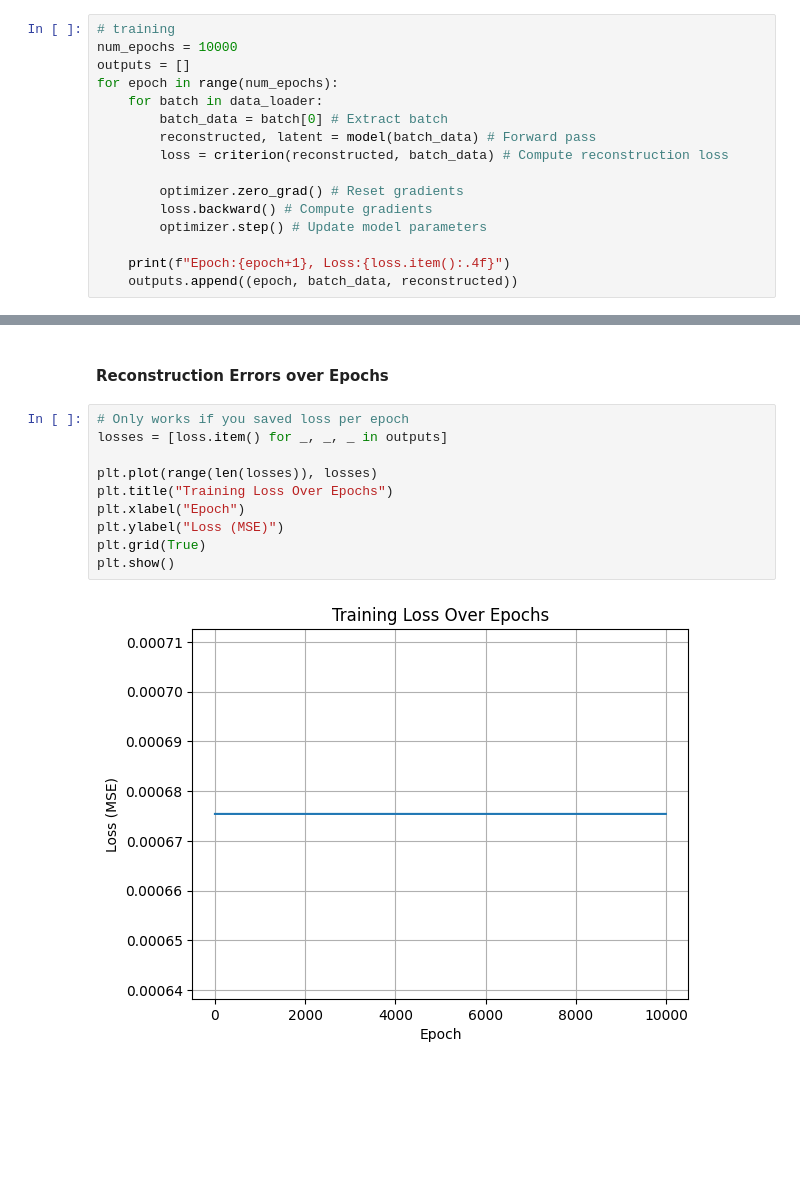
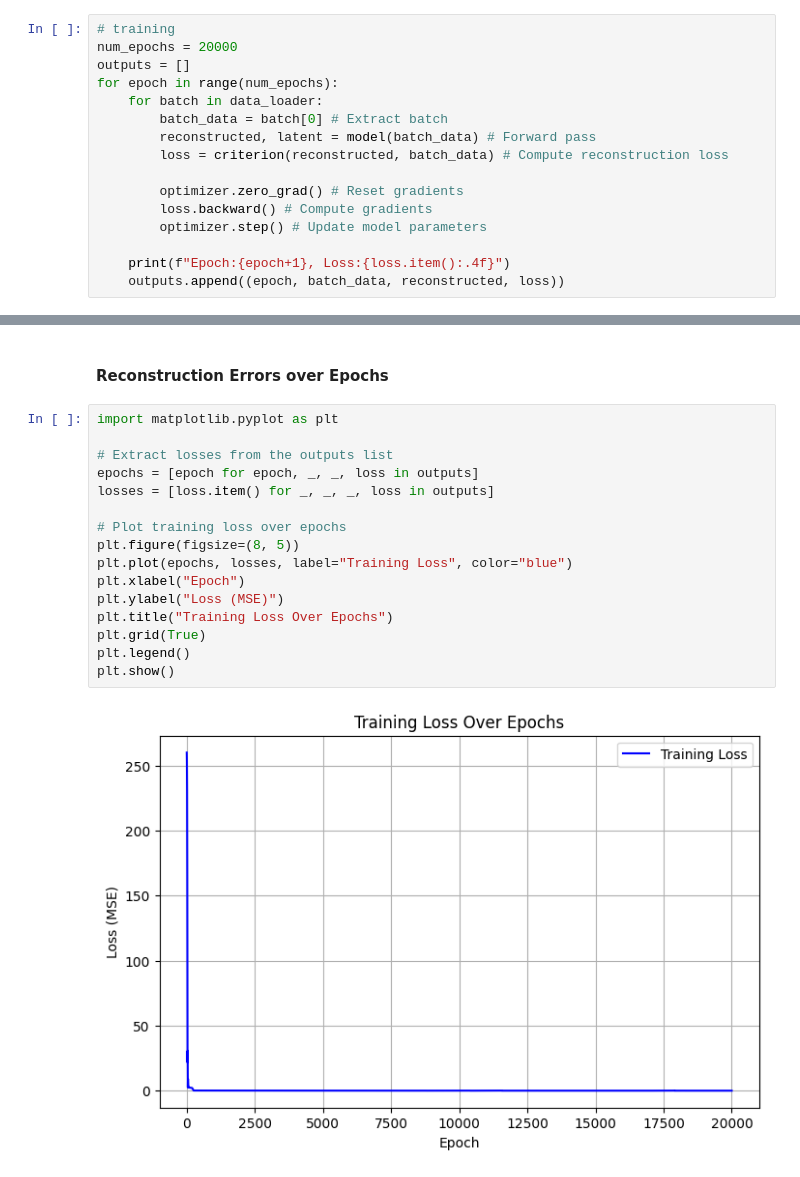
Before and after one commit to KhopSun/DatingApp_Autoencoder, a Jupyter notebook: DatingApp_AutoencoderPyTorch.ipynb, the cells around one changed output, grey strips where cells are left out. Cells and saved outputs as stored; diff of their text form; blank space fills up the shorter version.

Commit message:
Visualization

```diff
--- a/DatingApp_AutoencoderPyTorch.ipynb
+++ b/DatingApp_AutoencoderPyTorch.ipynb
@@ -119,7 +119,7 @@ optimizer = torch.optim.Adam(model.parameters(), lr=1e-3, weight_decay=1e-5) # A
 ### Model Training
 # %%
 # training
-num_epochs = 10000
+num_epochs = 20000
 outputs = []
 for epoch in range(num_epochs):
     for batch in data_loader:
@@ -132,5 +132,5 @@ for epoch in range(num_epochs):
         optimizer.step() # Update model parameters
 
     print(f"Epoch:{epoch+1}, Loss:{loss.item():.4f}")
-    outputs.append((epoch, batch_data, reconstructed))
+    outputs.append((epoch, batch_data, reconstructed, loss))
 # %% [output]
@@ -156,14 +156,20 @@ Epoch:10000, Loss:0.0007
 # %% [markdown]
 #### Reconstruction Errors over Epochs
 # %%
-# Only works if you saved loss per epoch
-losses = [loss.item() for _, _, _ in outputs]
+import matplotlib.pyplot as plt
 
-plt.plot(range(len(losses)), losses)
-plt.title("Training Loss Over Epochs")
+# Extract losses from the outputs list
+epochs = [epoch for epoch, _, _, loss in outputs]
+losses = [loss.item() for _, _, _, loss in outputs]
+
+# Plot training loss over epochs
+plt.figure(figsize=(8, 5))
+plt.plot(epochs, losses, label="Training Loss", color="blue")
 plt.xlabel("Epoch")
 plt.ylabel("Loss (MSE)")
+plt.title("Training Loss Over Epochs")
 plt.grid(True)
+plt.legend()
 plt.show()
 # %% [output]
-[figure, old version]
+[figure, new version]
```
Also changed, not shown: parts of 5 cells of this notebook.
